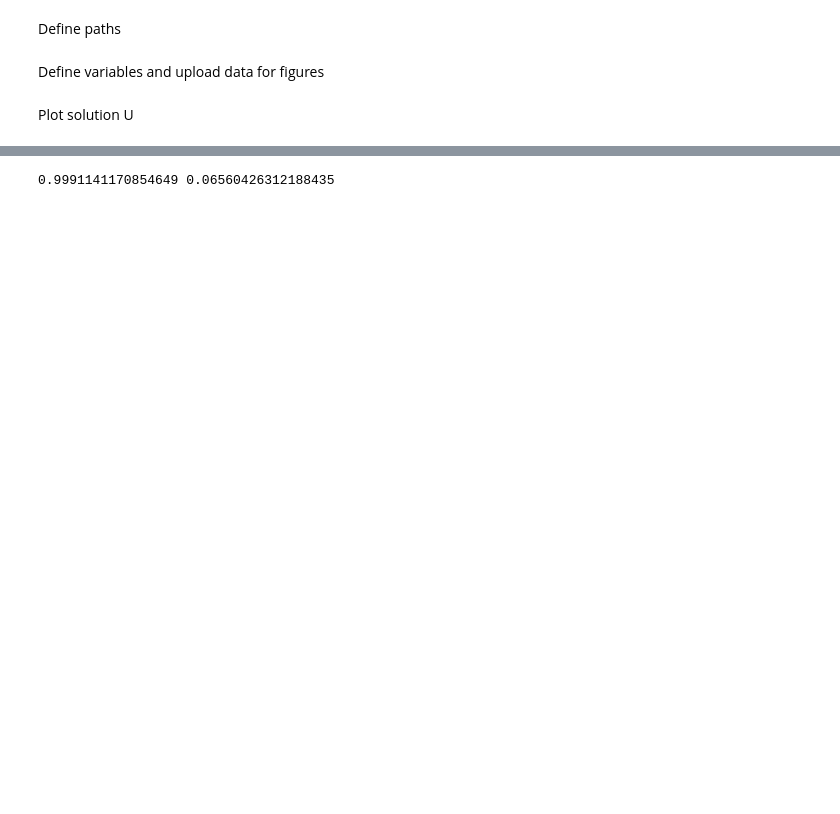
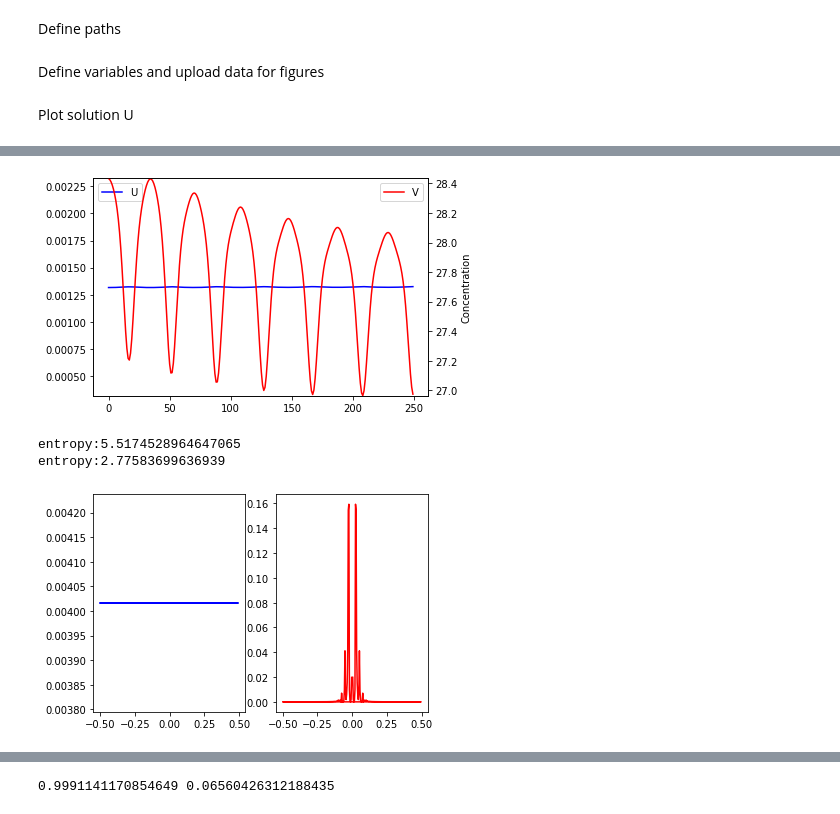
Before and after one commit to martinaoliver/modelling, a Jupyter notebook: growth/src/patternAnalysis/fourierAnalysis.ipynb, the cells around one changed output, grey strips where cells are left out. Drawn from its saved outputs; the diff is of its cells as text; code cells hidden in the pictures; blank space fills up the shorter version.

```diff
--- a/growth/src/patternAnalysis/fourierAnalysis.ipynb
+++ b/growth/src/patternAnalysis/fourierAnalysis.ipynb
@@ -42,0 +100,21 @@ TypeError: object of type 'bool' has no len()
+# %%
+parID=4162#[41018,30997]
+filename='%s_variant%s_%s_ID%r_L%r_J%r_T%r_N%r'%(circuit_n,variant,mechanism,parID,L,J,T,N)
+U = pickle.load( open(modellingpath + '/growth/out/numerical/%s/%s/data/2Dfinal_%s.pkl'%(circuit_n,mechanism,filename), 'rb'))
+# round_to = 3
+# U = [[round_it(U0x,round_to) for U0x in U0] for U0 in U]
+
+plot1D(U, round=False)
+plt.show()
+plt.subplot(1,2,1)
+
+entropies = plotfourier(U[0],c='b')
+print(f'entropy:{entropies}')
+plt.subplot(1,2,2)
+entropies = plotfourier(U[1],c='r')
+print(f'entropy:{entropies}')
+# %% [output]
+[figure, added]
+entropy:5.5174528964647065
+entropy:2.77583699636939
+[figure, added]
```
Also changed, not shown: parts of 14 cells of this notebook, 16 other files.
